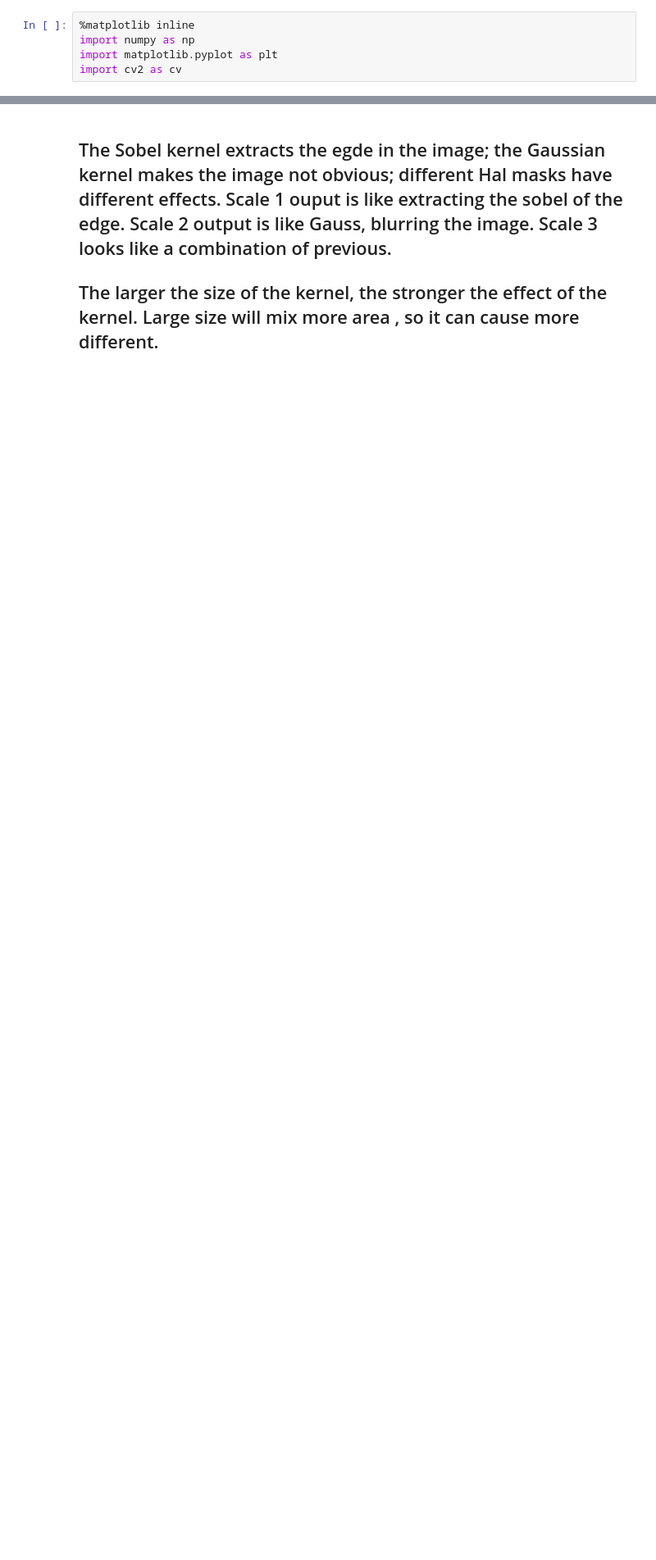
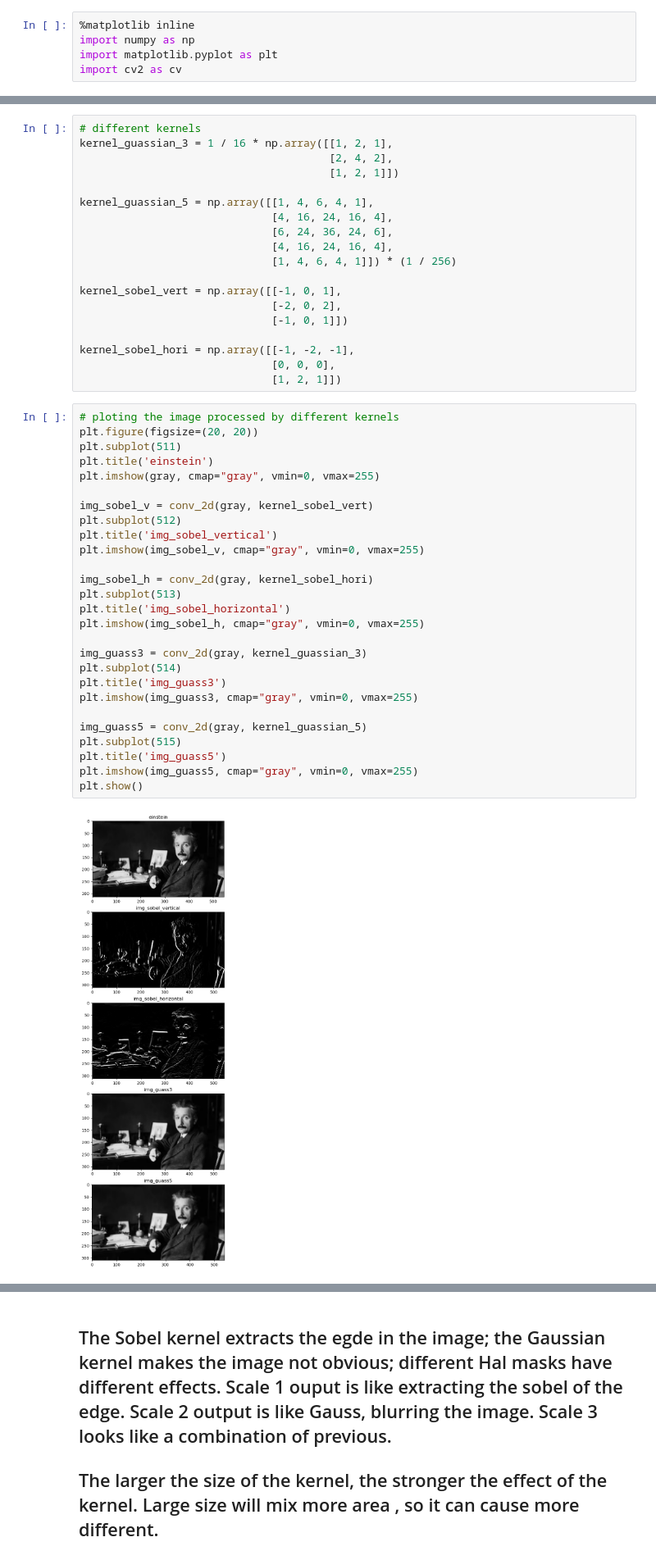
Before and after one commit to frankRenlf/ee5731_visualcomputing, a Jupyter notebook: ca1/part1.ipynb, the cells around one changed output, grey strips where cells are left out. Shown at 82% size. Drawn from its saved outputs; the diff is of its cells as text; blank space fills up the shorter version.

```diff
--- a/ca1/part1.ipynb
+++ b/ca1/part1.ipynb
@@ -84 +34,49 @@ plt.show()
+# %%
+# different kernels
+kernel_guassian_3 = 1 / 16 * np.array([[1, 2, 1],
+                                       [2, 4, 2],
+                                       [1, 2, 1]])
+
+kernel_guassian_5 = np.array([[1, 4, 6, 4, 1],
+                              [4, 16, 24, 16, 4],
+                              [6, 24, 36, 24, 6],
+                              [4, 16, 24, 16, 4],
+                              [1, 4, 6, 4, 1]]) * (1 / 256)
+
+kernel_sobel_vert = np.array([[-1, 0, 1],
+                              [-2, 0, 2],
+                              [-1, 0, 1]])
+
+kernel_sobel_hori = np.array([[-1, -2, -1],
+                              [0, 0, 0],
+                              [1, 2, 1]])
+# %%
+# ploting the image processed by different kernels
+plt.figure(figsize=(20, 20))
+plt.subplot(511)
+plt.title('einstein')
+plt.imshow(gray, cmap="gray", vmin=0, vmax=255)
+
+img_sobel_v = conv_2d(gray, kernel_sobel_vert)
+plt.subplot(512)
+plt.title('img_sobel_vertical')
+plt.imshow(img_sobel_v, cmap="gray", vmin=0, vmax=255)
+
+img_sobel_h = conv_2d(gray, kernel_sobel_hori)
+plt.subplot(513)
+plt.title('img_sobel_horizontal')
+plt.imshow(img_sobel_h, cmap="gray", vmin=0, vmax=255)
+
+img_guass3 = conv_2d(gray, kernel_guassian_3)
+plt.subplot(514)
+plt.title('img_guass3')
+plt.imshow(img_guass3, cmap="gray", vmin=0, vmax=255)
+
+img_guass5 = conv_2d(gray, kernel_guassian_5)
+plt.subplot(515)
+plt.title('img_guass5')
+plt.imshow(img_guass5, cmap="gray", vmin=0, vmax=255)
+plt.show()
+# %% [output]
+[figure, added]
 # %%
```
Also changed, not shown: parts of 4 cells of this notebook, 2 other files.
